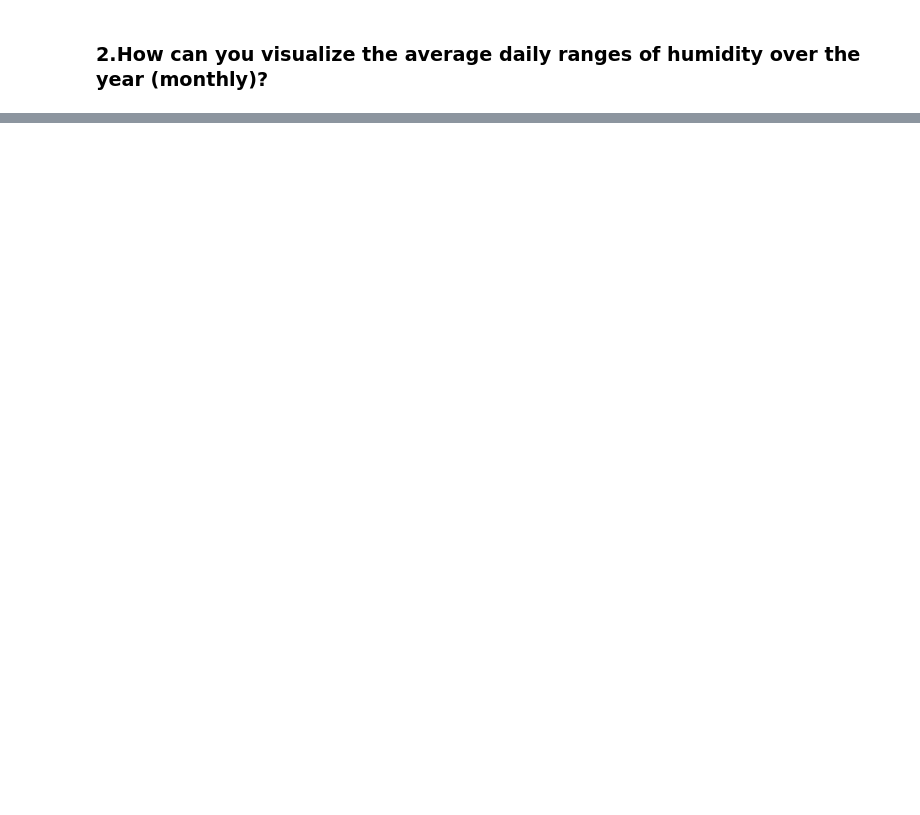
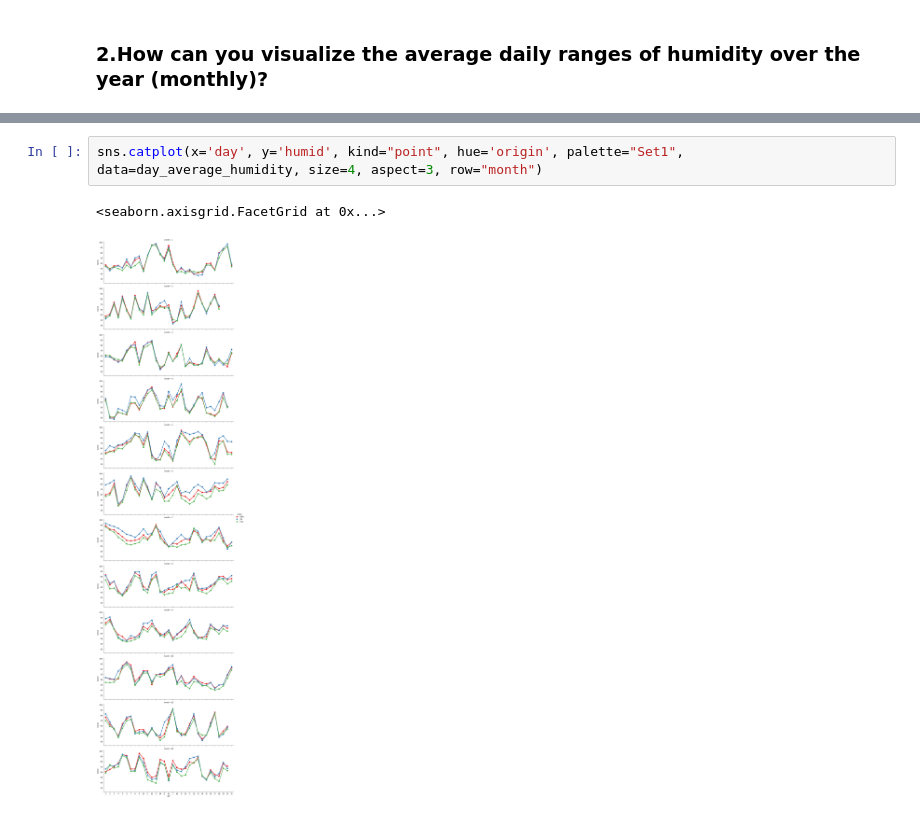
Before and after one commit to UCD-pbio-rclub/python-data-analysis_MinYao.J, a Jupyter notebook: Chapter 10 HW 1.ipynb, the cells around one changed output, grey strips where cells are left out. Saved outputs shown, nothing was run; the diff lists cells and outputs as text; blank space fills up the shorter version.

```diff
--- a/Chapter 10 HW 1.ipynb
+++ b/Chapter 10 HW 1.ipynb
@@ -28,0 +698,5 @@
+# %%
+sns.catplot(x='day', y='humid', kind="point", hue='origin', palette="Set1", data=day_average_humidity, size=4, aspect=3, row="month")
+# %% [output]
+<seaborn.axisgrid.FacetGrid at 0x...>
+[figure, added]
```
Also changed, not shown: parts of 39 cells of this notebook.
